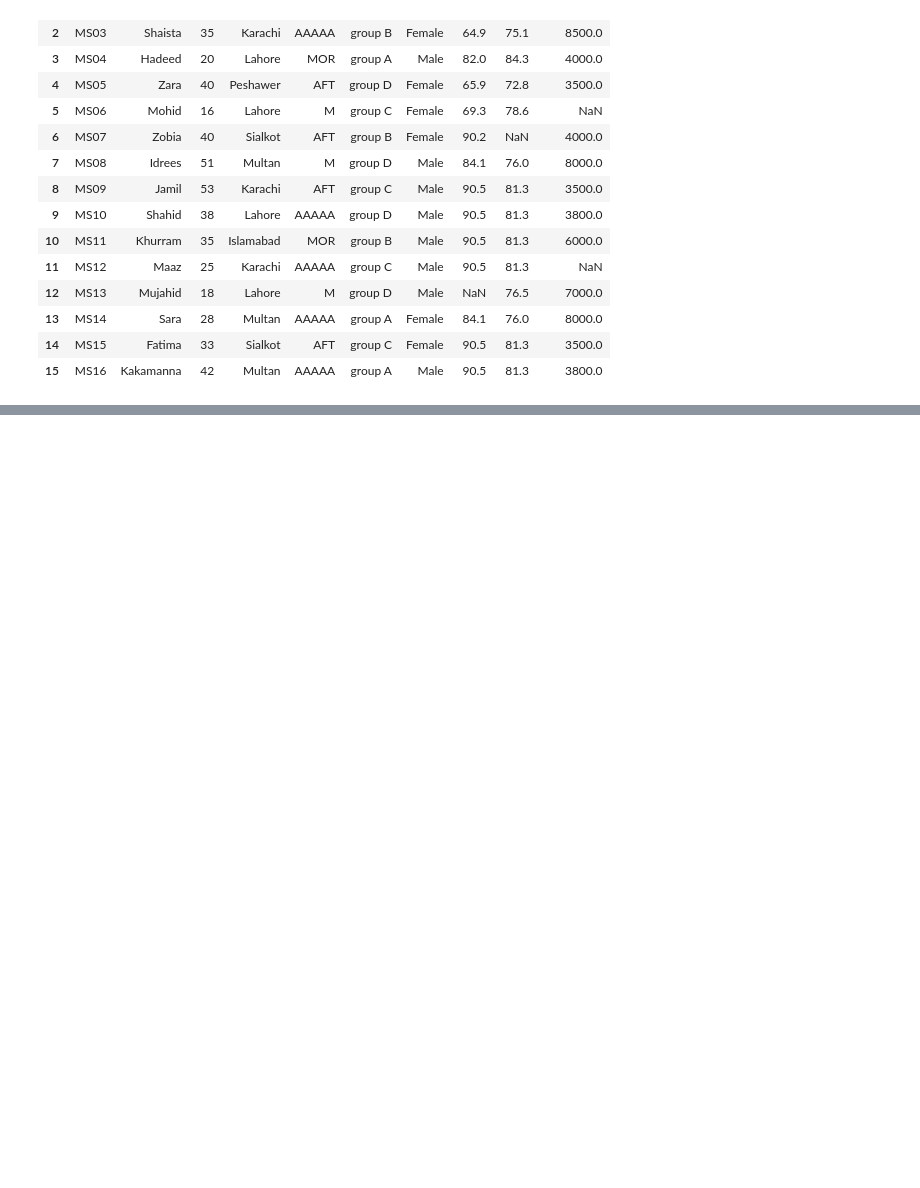
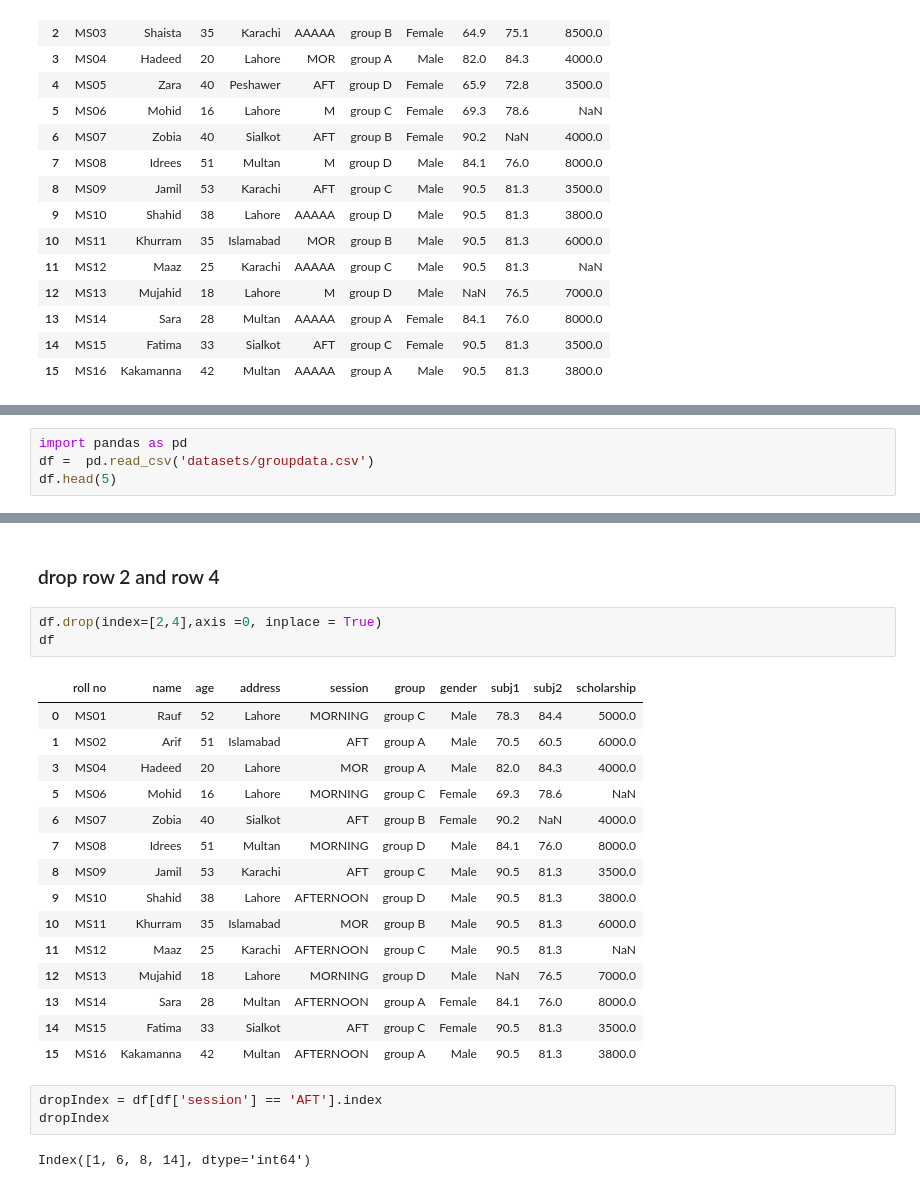
Before and after one commit to Kuroi042/btata_science, a Jupyter notebook: modifying_df.ipynb, the cells around one changed output, grey strips where cells are left out. Cells and saved outputs as stored; diff of their text form; blank space fills up the shorter version.

```diff
--- a/modifying_df.ipynb
+++ b/modifying_df.ipynb
@@ -316,0 +419,4 @@ df.replace({'MORNING':'M','AFTERNOON':'AAAAA' })
+# %%
+import pandas as pd
+df =  pd.read_csv('datasets/groupdata.csv')
+df.head(5)
@@ -316,0 +430,26 @@ df.replace({'MORNING':'M','AFTERNOON':'AAAAA' })
+# %% [markdown]
+### drop  row 2  and row 4
+# %%
+df.drop(index=[2,4],axis =0, inplace = True)
+df
+# %% [output]
+|  | roll no | name | age | address | session | group | gender | subj1 | subj2 | scholarship |
+| 0 | MS01 | Rauf | 52 | Lahore | MORNING | group C | Male | 78.3 | 84.4 | 5000.0 |
+| 1 | MS02 | Arif | 51 | Islamabad | AFT | group A | Male | 70.5 | 60.5 | 6000.0 |
+| 3 | MS04 | Hadeed | 20 | Lahore | MOR | group A | Male | 82.0 | 84.3 | 4000.0 |
+| 5 | MS06 | Mohid | 16 | Lahore | MORNING | group C | Female | 69.3 | 78.6 | NaN |
+| 6 | MS07 | Zobia | 40 | Sialkot | AFT | group B | Female | 90.2 | NaN | 4000.0 |
+| 7 | MS08 | Idrees | 51 | Multan | MORNING | group D | Male | 84.1 | 76.0 | 8000.0 |
+| 8 | MS09 | Jamil | 53 | Karachi | AFT | group C | Male | 90.5 | 81.3 | 3500.0 |
+| 9 | MS10 | Shahid | 38 | Lahore | AFTERNOON | group D | Male | 90.5 | 81.3 | 3800.0 |
+| 10 | MS11 | Khurram | 35 | Islamabad | MOR | group B | Male | 90.5 | 81.3 | 6000.0 |
+| 11 | MS12 | Maaz | 25 | Karachi | AFTERNOON | group C | Male | 90.5 | 81.3 | NaN |
+| 12 | MS13 | Mujahid | 18 | Lahore | MORNING | group D | Male | NaN | 76.5 | 7000.0 |
+| 13 | MS14 | Sara | 28 | Multan | AFTERNOON | group A | Female | 84.1 | 76.0 | 8000.0 |
+| 14 | MS15 | Fatima | 33 | Sialkot | AFT | group C | Female | 90.5 | 81.3 | 3500.0 |
+| 15 | MS16 | Kakamanna | 42 | Multan | AFTERNOON | group A | Male | 90.5 | 81.3 | 3800.0 |
+# %%
+dropIndex = df[df['session'] == 'AFT'].index
+dropIndex
+# %% [output]
+Index([1, 6, 8, 14], dtype='int64')
```
Also changed, not shown: parts of 31 cells of this notebook.
